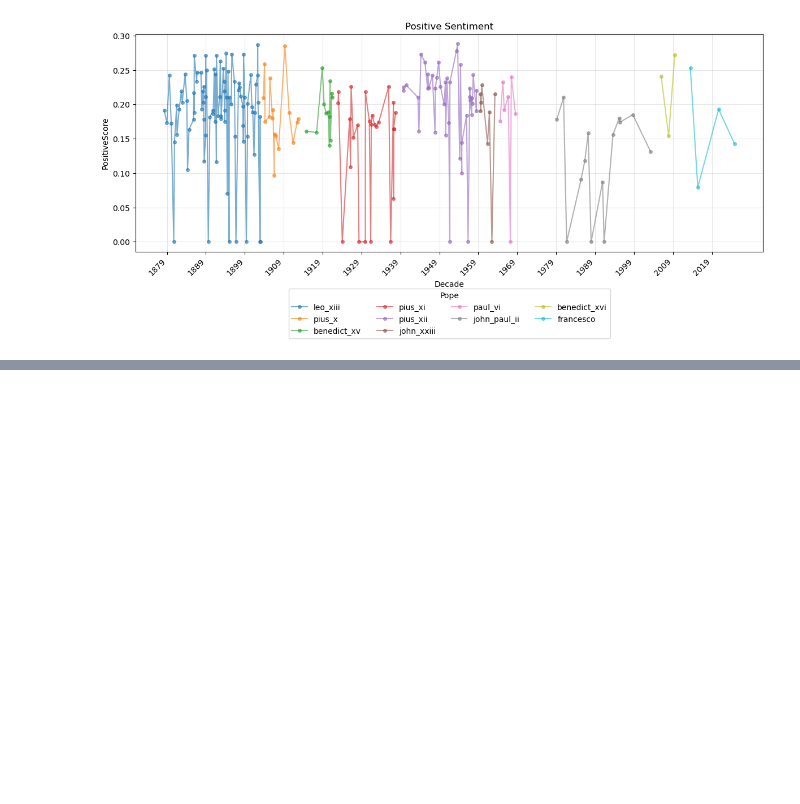
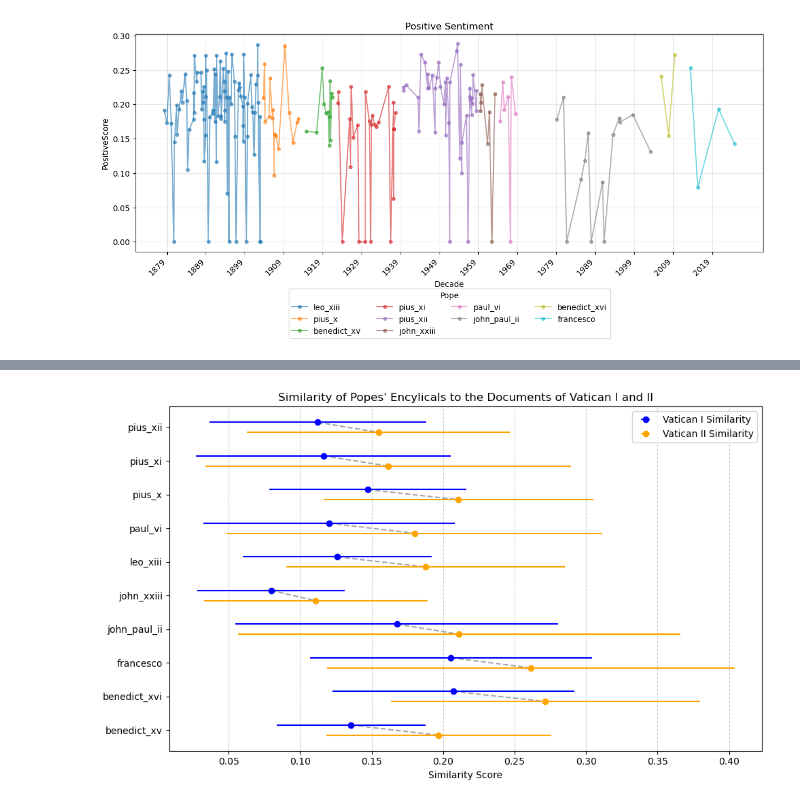
Before and after one commit to thatswhatsimonsaid/TextAnalysisVatican, a Jupyter notebook: Code/Encyclicals.ipynb, the cells around one changed output, grey strips where cells are left out. Cells and saved outputs as stored; diff of their text form; code cells hidden in the pictures; blank space fills up the shorter version.

```diff
--- a/Code/Encyclicals.ipynb
+++ b/Code/Encyclicals.ipynb
@@ -146,0 +246,6 @@ PlotSentimentScores(EncyclicalSentimentsDF, "PositiveScore")
+# %%
+### For now ###
+df_Councils["Council"] = list(np.array([0, 0, 1, 1, 1, 1, 1, 1, 1, 1, 1, 1, 1, 1, 1, 1])+1)
+
+### Run the analysis ###
+DocumentSimilarity, PopeSimilarity = AnalyzeDocumentSimilarities(df_Councils, df_Encyclicals)
@@ -146,0 +282,4 @@ PlotSentimentScores(EncyclicalSentimentsDF, "PositiveScore")
+# %%
+PlotCouncilEncyclicalSimilarityScore(PopeSimilarity)
+# %% [output]
+[figure, added]
```
Also changed, not shown: parts of 30 cells of this notebook, 59 other files.
